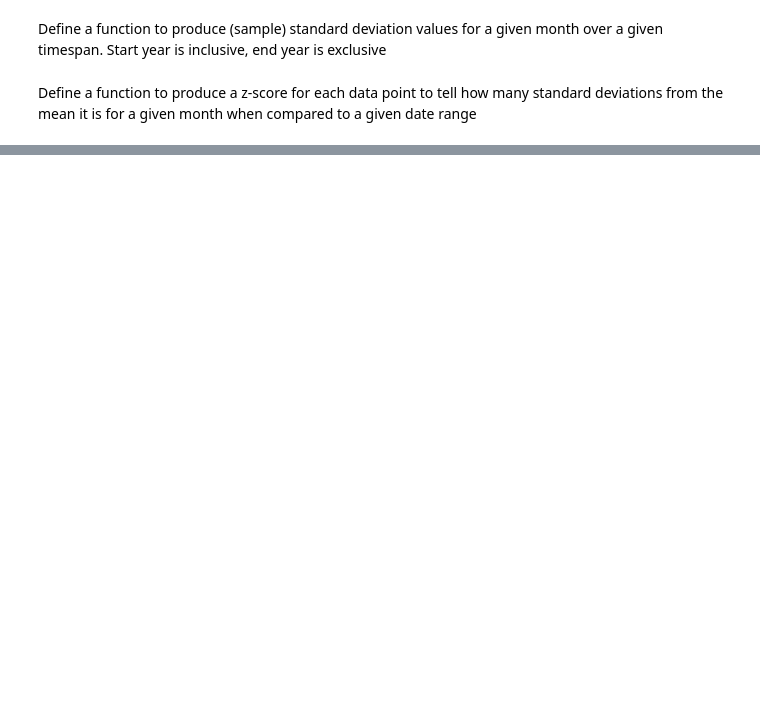
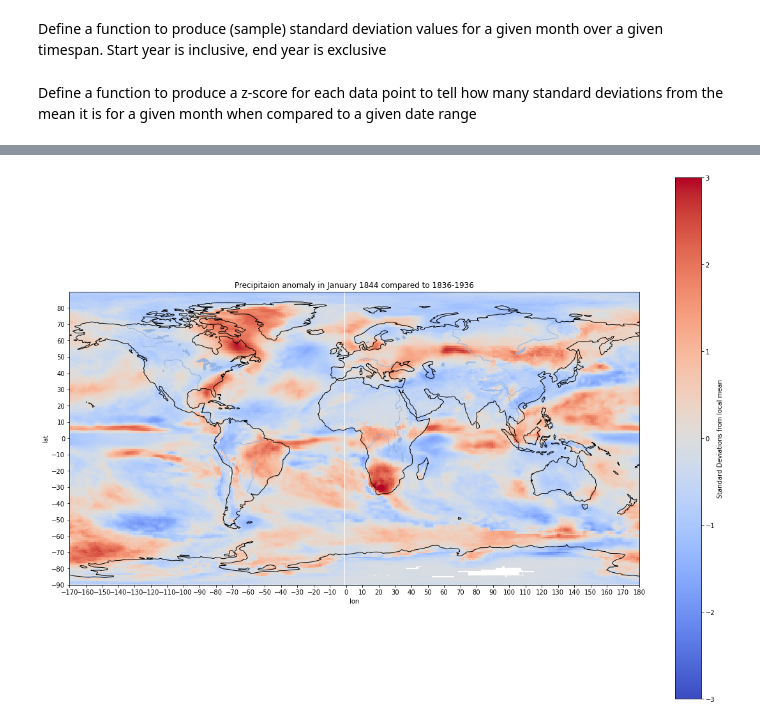
Before and after one commit to bparazin/ESS-Visualization, a Jupyter notebook: Missouri Reanalysis Anomaly Visualization.ipynb, the cells around one changed output, grey strips where cells are left out. Drawn from its saved outputs; the diff is of its cells as text; code cells hidden in the pictures; blank space fills up the shorter version.

```diff
--- a/Missouri Reanalysis Anomaly Visualization.ipynb
+++ b/Missouri Reanalysis Anomaly Visualization.ipynb
@@ -22,7 +22,7 @@ main_path = r'C:\Users\bpara\Geo data'
 
 temps_path = r'\temp'
 geomean_path = r'\geopotential mean'
-wind_path = r'\wind'
+rain_path = r'\surface precip'
 
 #Time stuff
 month_to_show = 5 #What number of month to show, 0 = Dec 1843, 1 = Jan 1844, 2 = Feb 1844...
@@ -36,6 +36,10 @@ temp_data.pop("nc_vars")
 geomean_data = em.get_data(main_path+geomean_path, True)
 geomean_data["hgt"]=geomean_data["nc_vars"].pop("hgt")
 geomean_data.pop("nc_vars")
+
+rain_data = em.get_data(main_path+rain_path, True)
+rain_data["apcp"] = rain_data["nc_vars"].pop("apcp")
+rain_data.pop("nc_vars")
 # %% [output]
 acquring data from air.2m.mon.mean.nc
 acquring data from hgt.mon.mean.nc
@@ -202,0 +137,8 @@ def generate_z_score(data, datakey, month, start_year, end_year, focus_year, has
+# %%
+rain_z_score = generate_z_score(rain_data, "apcp", 1, 1836, 1936, 1844, False)
+
+vis.plot_data(rain_z_score["lon"], rain_z_score["lat"], rain_z_score["score"],
+              "Standard Deviations from local mean", "Precipitaion anomaly in January 1844 compared to 1836-1936",
+              has_scale_bounds = True, scale_min = -3, scale_max = 3)
+# %% [output]
+[figure, added]
```
Also changed, not shown: parts of 6 cells of this notebook, 2 other files.
